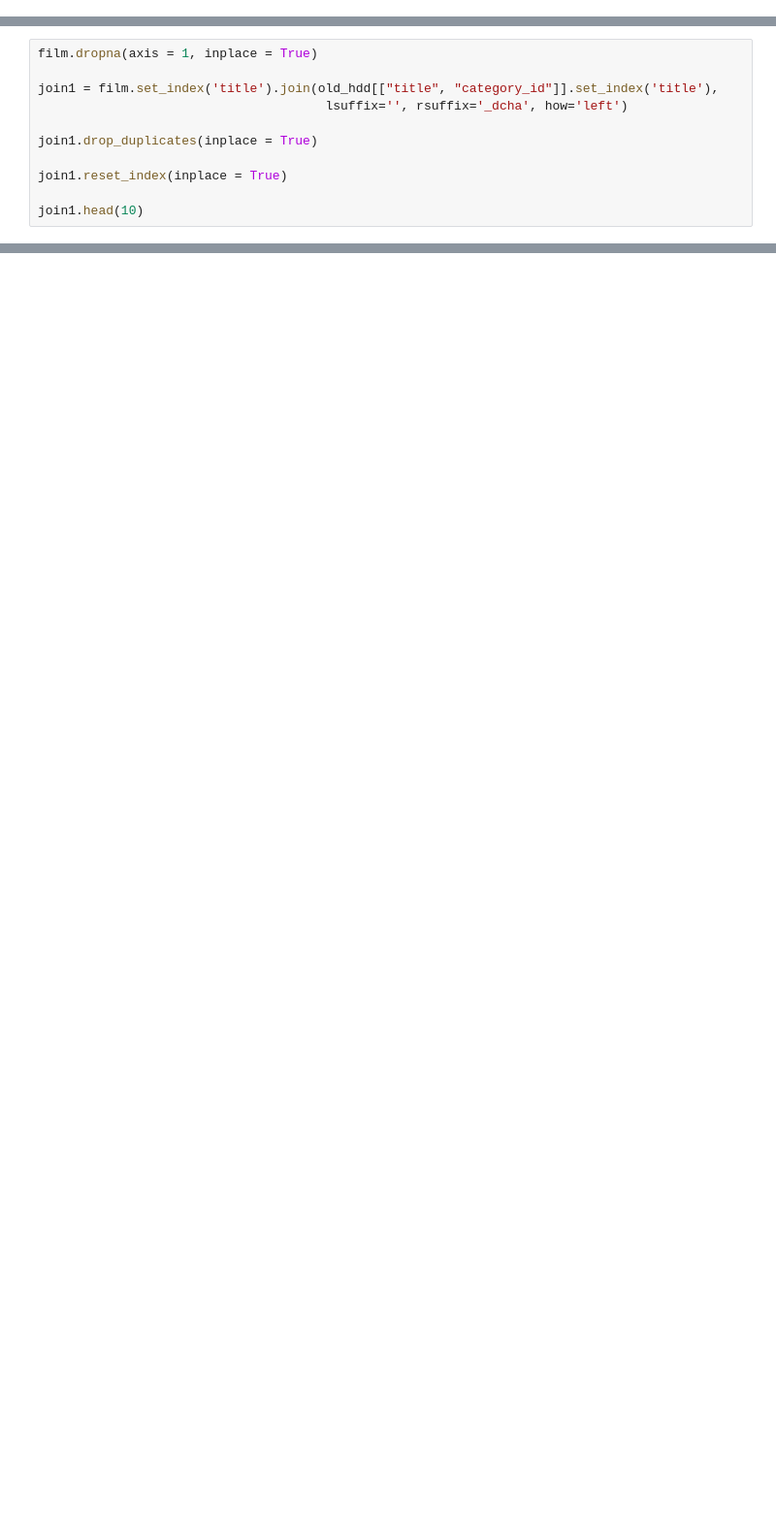
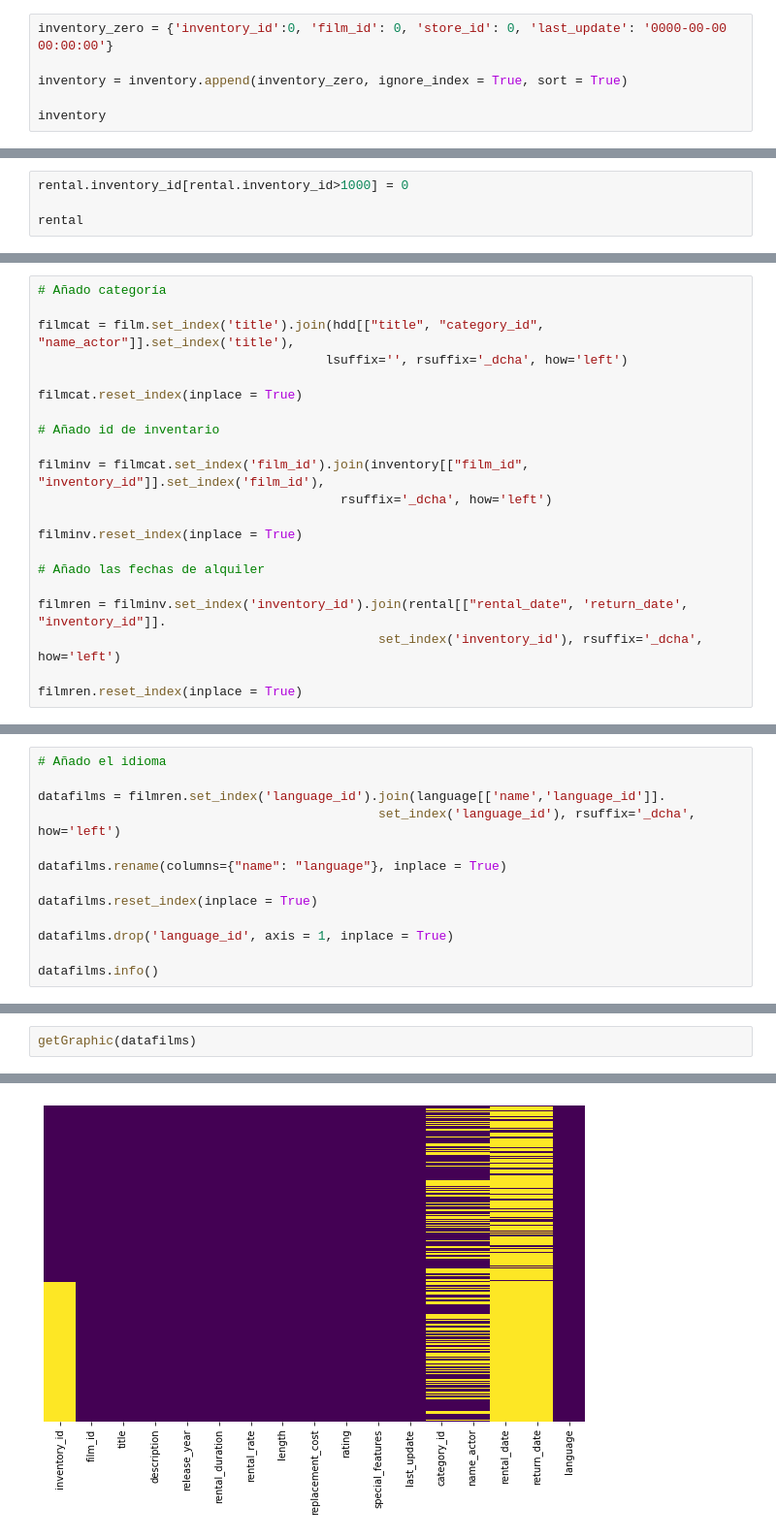
Before and after one commit to trabalong/project2_building_sqldata, a Jupyter notebook: code.ipynb, the cells around one changed output, grey strips where cells are left out. Shown at 97% size. Saved outputs shown, nothing was run; the diff lists cells and outputs as text; blank space fills up the shorter version.

```diff
--- a/code.ipynb
+++ b/code.ipynb
@@ -58,0 +97,6 @@ getGraphic(old_hdd)
+# %%
+inventory_zero = {'inventory_id':0, 'film_id': 0, 'store_id': 0, 'last_update': '0000-00-00 00:00:00'}
+
+inventory = inventory.append(inventory_zero, ignore_index = True, sort = True)
+
+inventory
@@ -58,0 +142,4 @@ getGraphic(old_hdd)
+# %%
+rental.inventory_id[rental.inventory_id>1000] = 0
+
+rental
@@ -59,11 +184,21 @@ getGraphic(old_hdd)
 # %%
-film.dropna(axis = 1, inplace = True)
+# Añado categoría
 
-join1 = film.set_index('title').join(old_hdd[["title", "category_id"]].set_index('title'),
+filmcat = film.set_index('title').join(hdd[["title", "category_id", "name_actor"]].set_index('title'),
                                       lsuffix='', rsuffix='_dcha', how='left')
 
-join1.drop_duplicates(inplace = True)
+filmcat.reset_index(inplace = True)
 
-join1.reset_index(inplace = True)
+# Añado id de inventario
 
-join1.head(10)
+filminv = filmcat.set_index('film_id').join(inventory[["film_id", "inventory_id"]].set_index('film_id'),
+                                        rsuffix='_dcha', how='left')
+
+filminv.reset_index(inplace = True)
+
+# Añado las fechas de alquiler
+
+filmren = filminv.set_index('inventory_id').join(rental[["rental_date", 'return_date', "inventory_id"]].
+                                             set_index('inventory_id'), rsuffix='_dcha', how='left')
+
+filmren.reset_index(inplace = True)
@@ -161,0 +205,13 @@ memory usage: 93.9+ KB
+# %%
+# Añado el idioma
+
+datafilms = filmren.set_index('language_id').join(language[['name','language_id']].
+                                             set_index('language_id'), rsuffix='_dcha', how='left')
+
+datafilms.rename(columns={"name": "language"}, inplace = True)
+
+datafilms.reset_index(inplace = True)
+
+datafilms.drop('language_id', axis = 1, inplace = True)
+
+datafilms.info()
@@ -161,0 +236,3 @@ memory usage: 93.9+ KB
+# %%
+getGraphic(datafilms)
+# %% [output]
@@ -161,0 +240 @@ memory usage: 93.9+ KB
+[figure, added]
```
Also changed, not shown: parts of 32 cells of this notebook, 18 other files.
